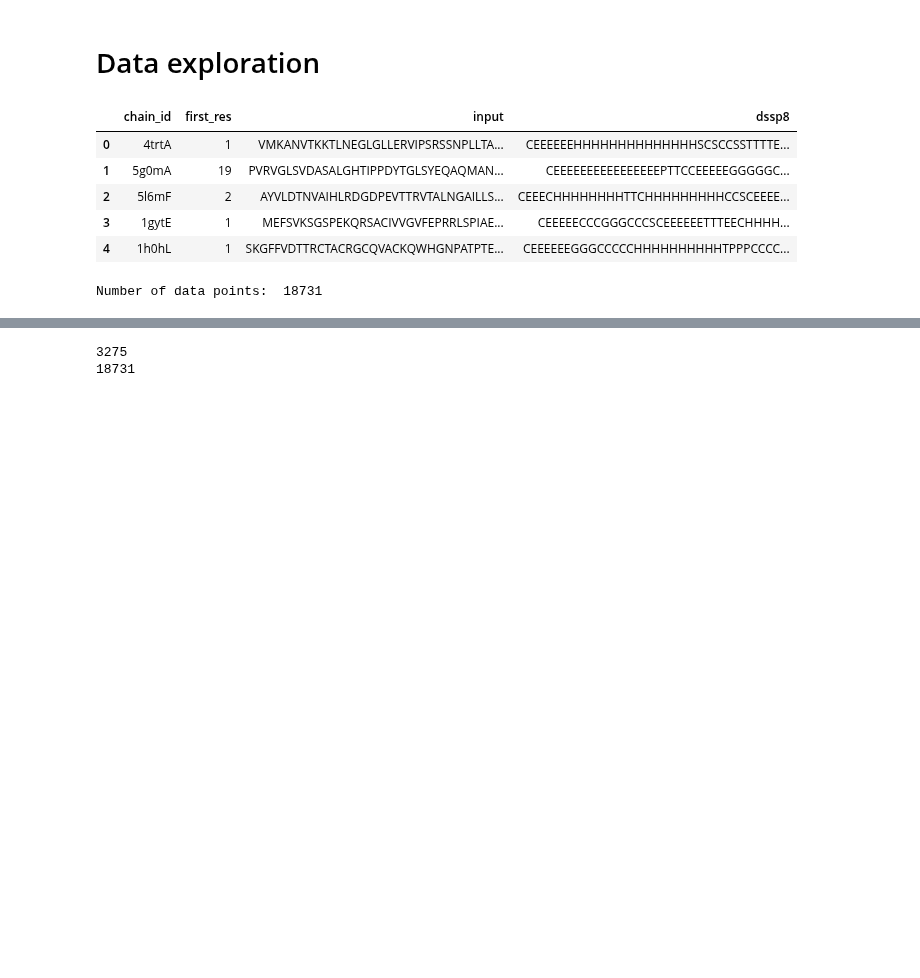
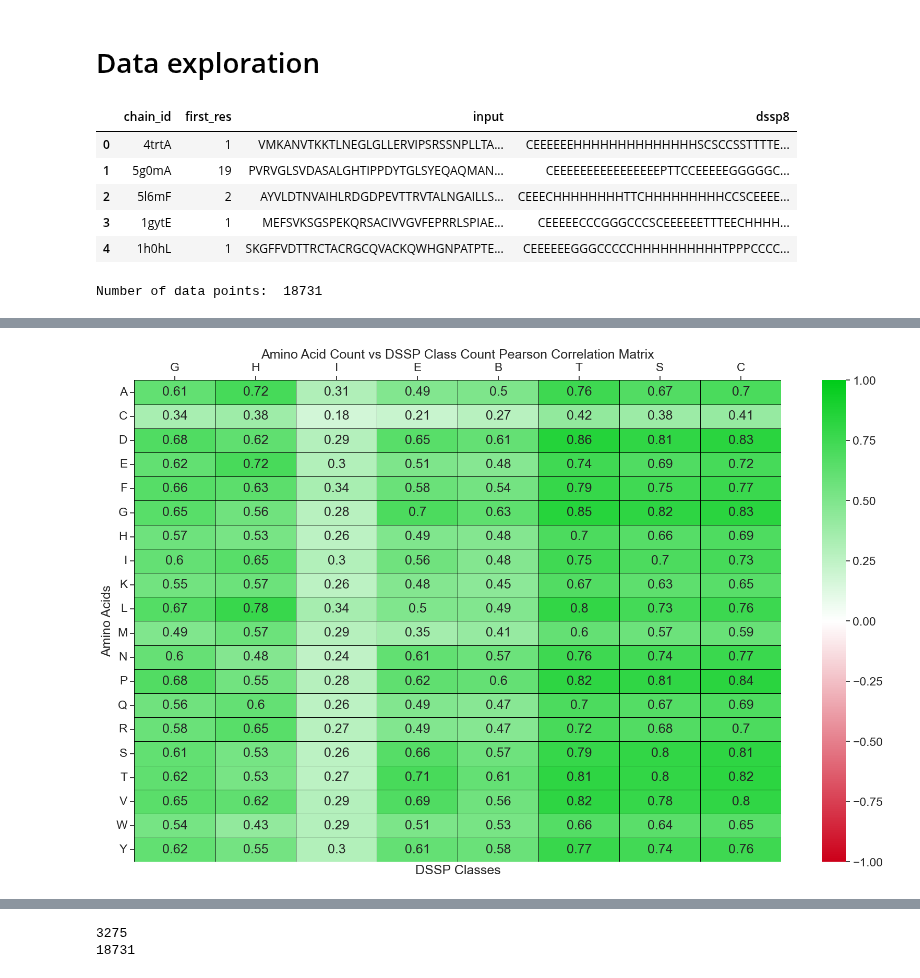
Before and after one commit to TrymNOHG/2prot-struct, a Jupyter notebook: data_exploration.ipynb, the cells around one changed output, grey strips where cells are left out. Saved outputs shown, nothing was run; the diff lists cells and outputs as text; code cells hidden in the pictures; blank space fills up the shorter version.

Commit message:
feat: add correlation matrix plot

```diff
--- a/data_exploration.ipynb
+++ b/data_exploration.ipynb
@@ -75,14 +75,19 @@ print("Correlation between input length and total secondary structures: ", df["i
 
 # Count of amino acids and occurrence of each secondary structure kind
 correlations = []
-
+corrs = []
+col = secondary_structures.keys()
+indices = []
 for aa in amino_acids:
+    aa_corr = []
+    indices.append(aa)
     for key in secondary_structures.keys():
         corr_secondary = df["input"].apply(lambda x: x.count(aa)).corr(df[secondary_structures[key]], method="pearson")
+        aa_corr.append(corr_secondary)
         correlations.append((f"Correlation between amino acid {amino_acid_key_to_name[aa]} count and {secondary_structures[key]} count", corr_secondary))
+    corrs.append(aa_corr)
+correlations.sort(key=lambda x: x[1], reverse=True)
 
-correlations.sort(key=lambda x: x[1], reverse=True)
-basics
 for desc, corr in correlations[:]:
     print(f"{desc}: {corr}")
 # %% [output]
@@ -106,3 +111,38 @@ Correlation between amino acid Cysteine count and π-helix count: 0.179153267473
+# %%
+from matplotlib import pyplot as plt
+from matplotlib import colors
+import seaborn as sns
+import numpy as np
+
+cdict = {'red':  ((0.0, 0.7, 0.8),
+                  (0.5, 1.0, 1.0),
+                  (1.0, 0.0, 0.0)),
+
+        'green': ((0.0, 0.0, 0.0),
+                  (0.5, 1.0, 1.0),
+                  (1.0, 0.8, 0.8)),
+
+        'blue':  ((0.0, 0.1, 0.1),
+                  (0.5, 1.0, 1.0),
+                  (1.0, 0.1, 0.1))
+       }
+
+GnRd = colors.LinearSegmentedColormap('GnRd', cdict)
+
+
+corr_df = pd.DataFrame(data=corrs, columns=col, index=indices)
+
+fig, ax = plt.subplots(figsize=(20,12))
+sns.heatmap(corr_df,  ax=ax, annot=True,  vmin=-1, vmax=1, linecolor='black', linewidths=0.5, cmap=GnRd)
+ax.set_yticklabels(indices, rotation=0)
+ax.yaxis.tick_left()
+ax.xaxis.tick_top()
+ax.set_xlabel("DSSP Classes")
+ax.set_ylabel("Amino Acids")
+ax.set_title("Amino Acid Count vs DSSP Class Count Pearson Correlation Matrix")
+ax.figure.savefig('aa-dssp-corr.png')
+# %% [output]
+[figure, added]
 # %%
 # NOTE: I am just adding stuff to the dataframe here for testing purposes. We don't want this for anything other than just peeking at the data.
 # Amino acid composition percentages rather than just counts
```
Also changed, not shown: parts of 1 cell of this notebook, 2 other files.
